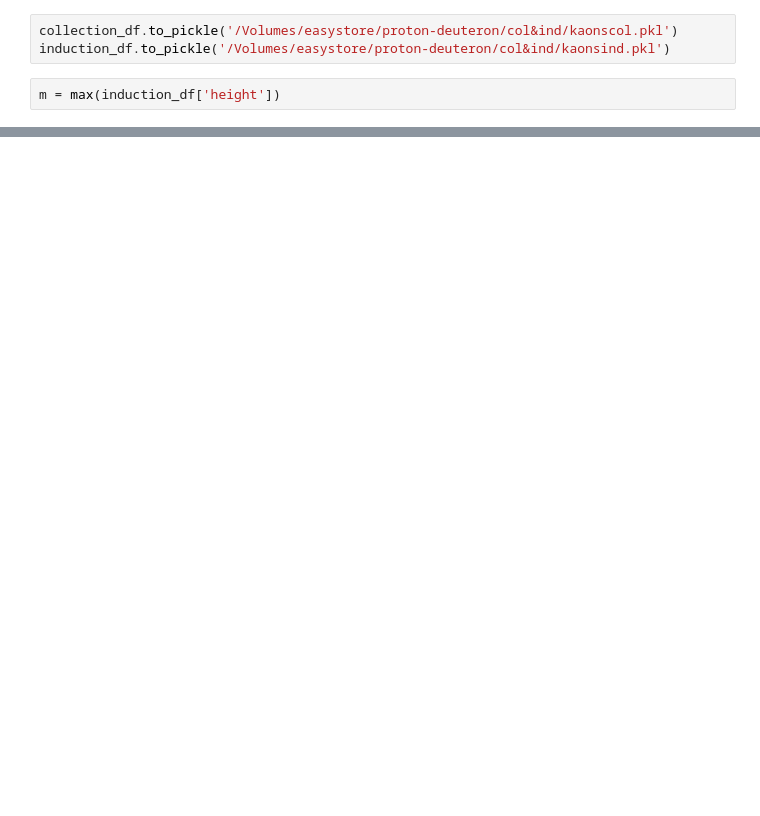
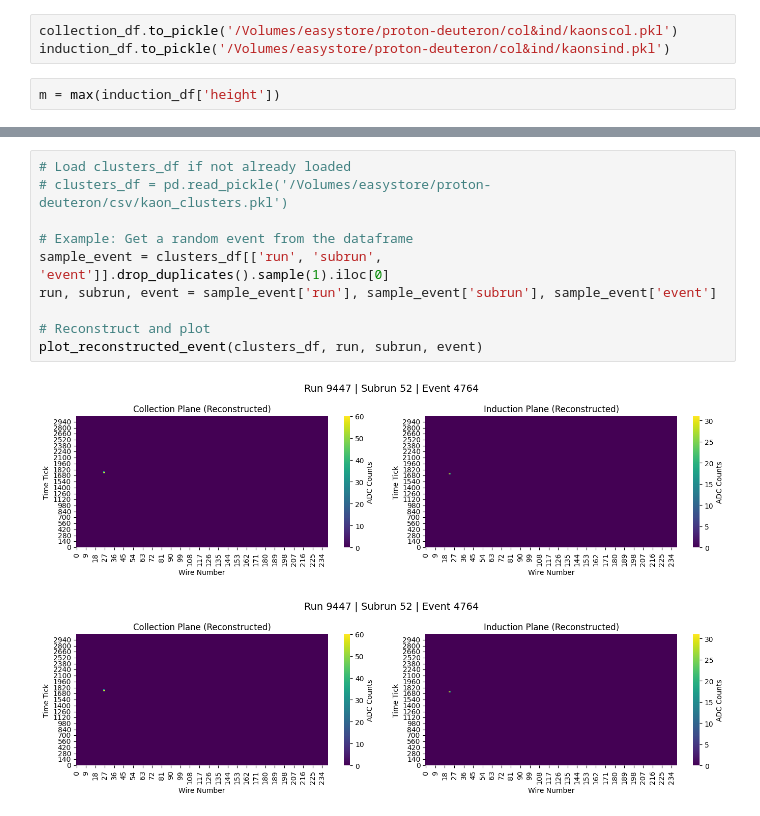
Before and after one commit to mohummudh/proton-deuteron, a Jupyter notebook: kaons/kaons_clustering.ipynb, the cells around one changed output, grey strips where cells are left out. Saved outputs shown, nothing was run; the diff lists cells and outputs as text; blank space fills up the shorter version.

```diff
--- a/kaons/kaons_clustering.ipynb
+++ b/kaons/kaons_clustering.ipynb
@@ -817,0 +982,13 @@ plot_random_cluster_pairs(d, pairs, n_samples=20, random_state=None)
+# %%
+# Load clusters_df if not already loaded
+# clusters_df = pd.read_pickle('/Volumes/easystore/proton-deuteron/csv/kaon_clusters.pkl')
+
+# Example: Get a random event from the dataframe
+sample_event = clusters_df[['run', 'subrun', 'event']].drop_duplicates().sample(1).iloc[0]
+run, subrun, event = sample_event['run'], sample_event['subrun'], sample_event['event']
+
+# Reconstruct and plot
+plot_reconstructed_event(clusters_df, run, subrun, event)
+# %% [output]
+[figure, added]
+[figure, added]
```
Also changed, not shown: parts of 12 cells of this notebook, 1 other file.
